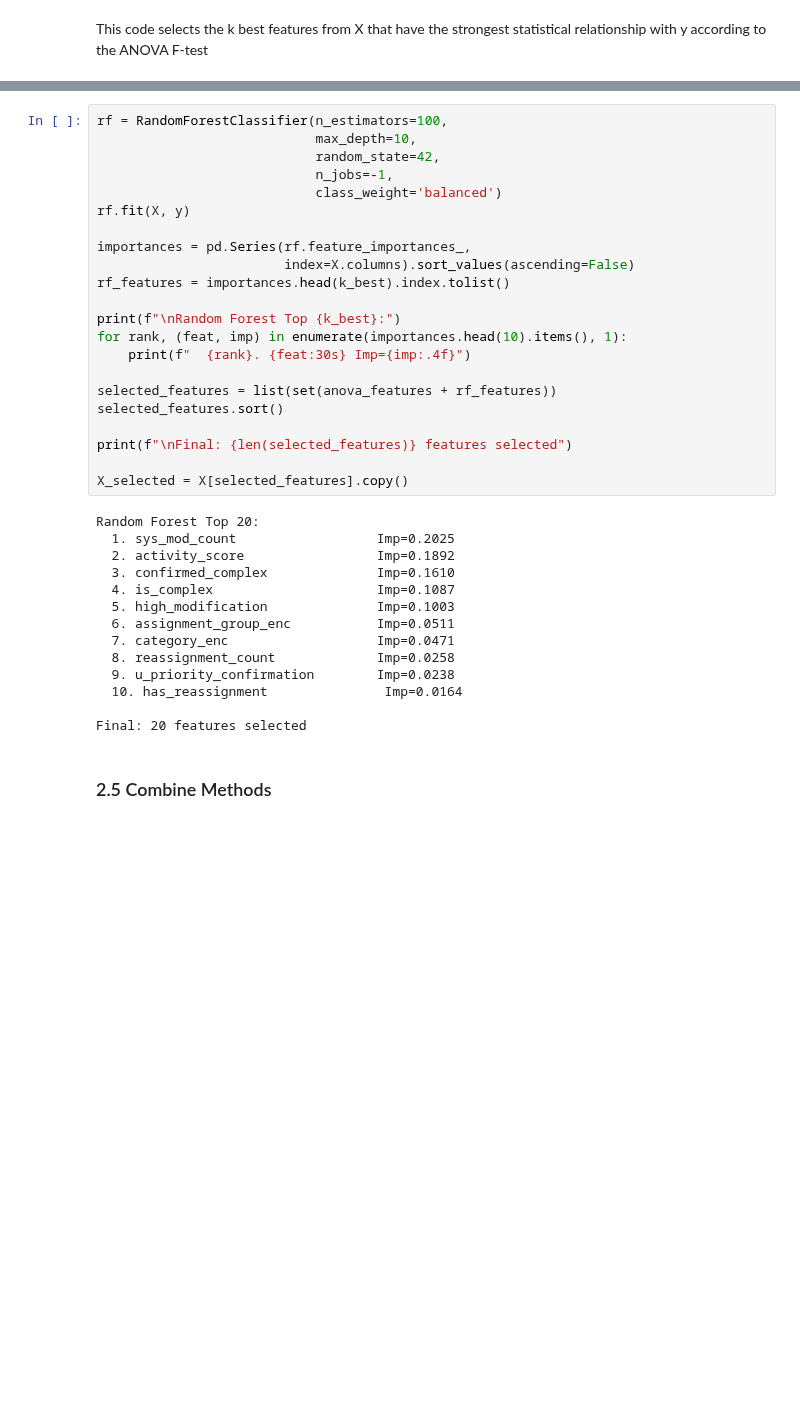
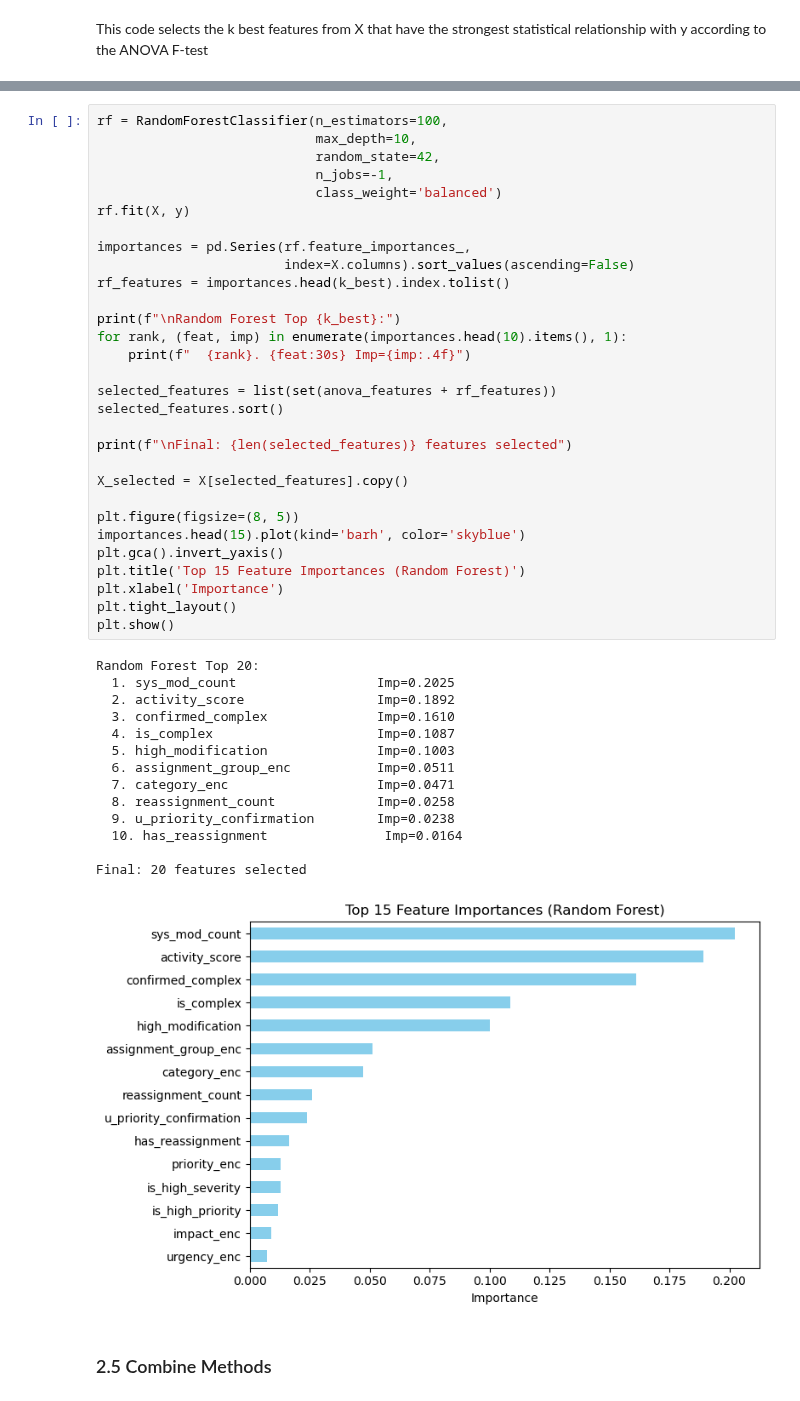
Before and after one commit to Kyuun-Park-1163899/1163899, a Jupyter notebook: task/assignment03_working.ipynb, the cells around one changed output, grey strips where cells are left out. Saved outputs shown, nothing was run; the diff lists cells and outputs as text; blank space fills up the shorter version.

```diff
--- a/task/assignment03_working.ipynb
+++ b/task/assignment03_working.ipynb
@@ -382,33 +390,42 @@ rf = RandomForestClassifier(n_estimators=100,
 rf.fit(X, y)
 
 importances = pd.Series(rf.feature_importances_,
                         index=X.columns).sort_values(ascending=False)
 rf_features = importances.head(k_best).index.tolist()
 
 print(f"\nRandom Forest Top {k_best}:")
 for rank, (feat, imp) in enumerate(importances.head(10).items(), 1):
     print(f"  {rank}. {feat:30s} Imp={imp:.4f}")
 
 selected_features = list(set(anova_features + rf_features))
 selected_features.sort()
 
 print(f"\nFinal: {len(selected_features)} features selected")
 
 X_selected = X[selected_features].copy()
+
+plt.figure(figsize=(8, 5))
+importances.head(15).plot(kind='barh', color='skyblue')
+plt.gca().invert_yaxis()
+plt.title('Top 15 Feature Importances (Random Forest)')
+plt.xlabel('Importance')
+plt.tight_layout()
+plt.show()
 # %% [output]
 Random Forest Top 20:
   1. sys_mod_count                  Imp=0.2025
   2. activity_score                 Imp=0.1892
   3. confirmed_complex              Imp=0.1610
   4. is_complex                     Imp=0.1087
   5. high_modification              Imp=0.1003
   6. assignment_group_enc           Imp=0.0511
   7. category_enc                   Imp=0.0471
   8. reassignment_count             Imp=0.0258
   9. u_priority_confirmation        Imp=0.0238
   10. has_reassignment               Imp=0.0164
 
 Final: 20 features selected
+[figure, added]
 # %% [markdown]
 ### 2.5 Combine Methods
 # %%
```
Also changed, not shown: parts of 20 cells of this notebook.
